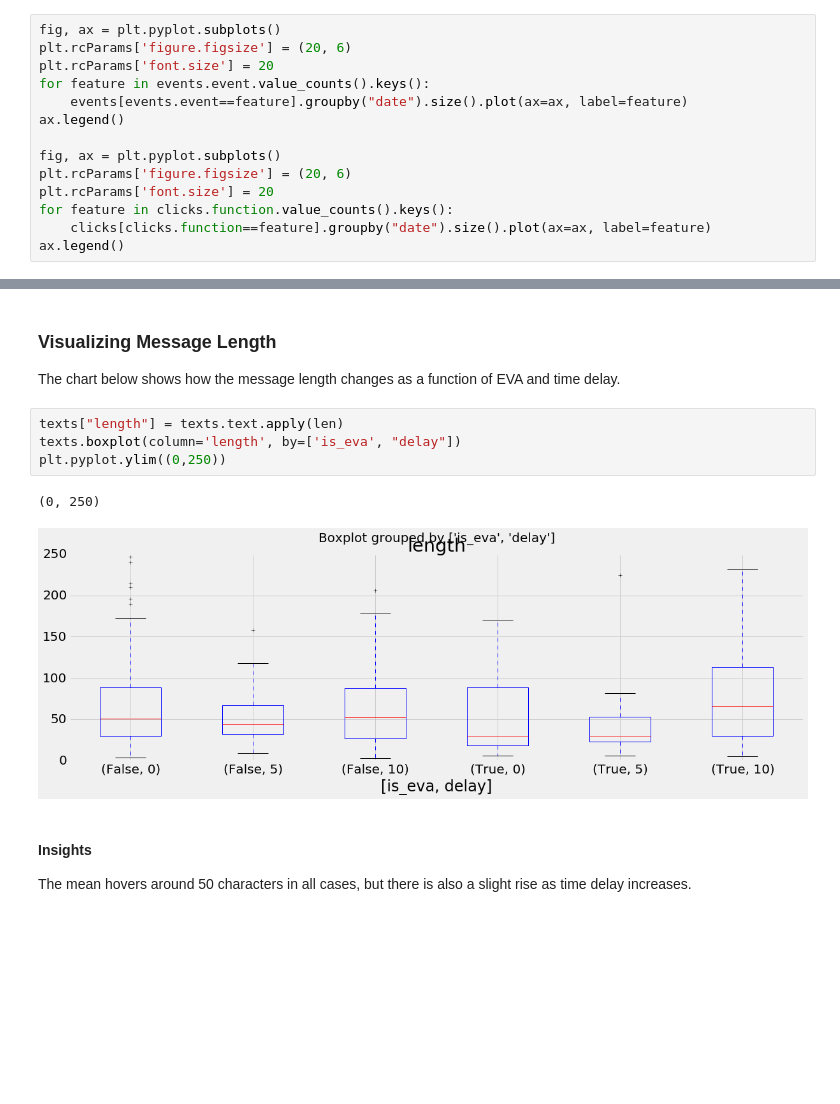
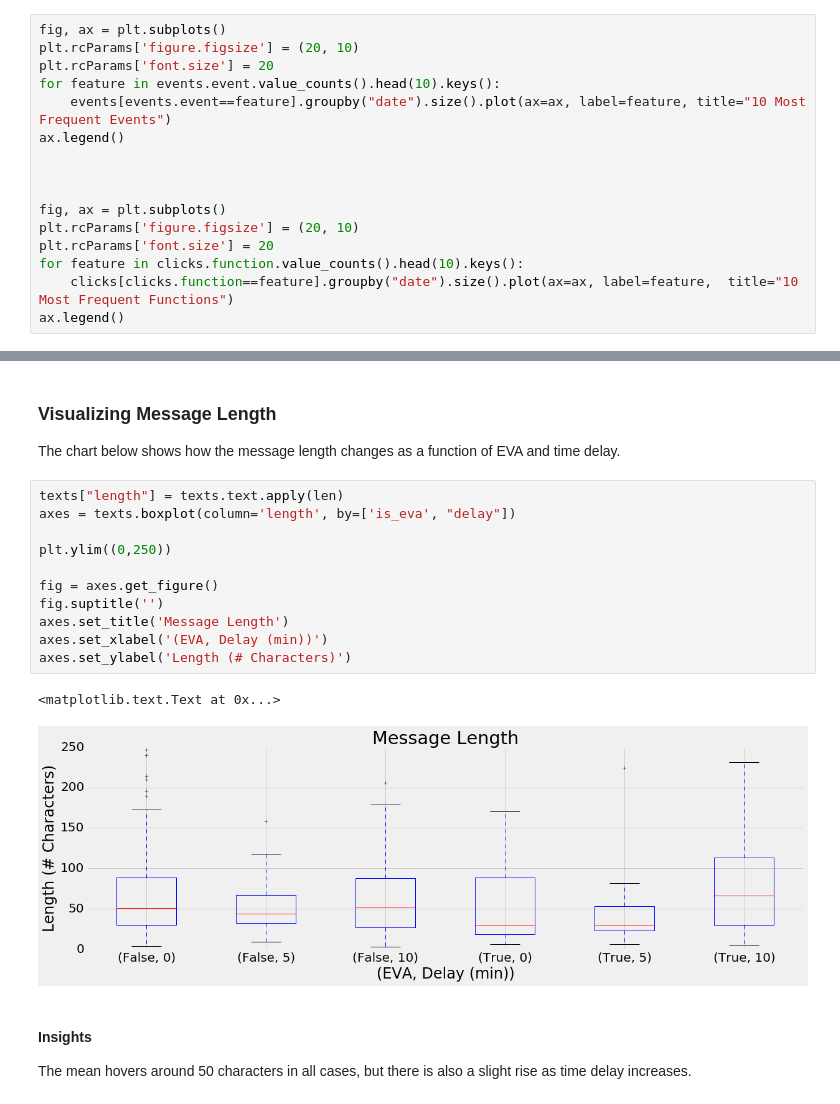
Before and after one commit to katylinn/GA-DataScience-Project, a Jupyter notebook: draftpaper.ipynb, the cells around one changed output, grey strips where cells are left out. Cells and saved outputs as stored; diff of their text form; blank space fills up the shorter version.

```diff
--- a/draftpaper.ipynb
+++ b/draftpaper.ipynb
@@ -197,16 +198,18 @@ The following plots shows the volume of different events across each day of the
 # %%
-fig, ax = plt.pyplot.subplots()
-plt.rcParams['figure.figsize'] = (20, 6)
+fig, ax = plt.subplots()
+plt.rcParams['figure.figsize'] = (20, 10)
 plt.rcParams['font.size'] = 20
-for feature in events.event.value_counts().keys():
-    events[events.event==feature].groupby("date").size().plot(ax=ax, label=feature)
+for feature in events.event.value_counts().head(10).keys():
+    events[events.event==feature].groupby("date").size().plot(ax=ax, label=feature, title="10 Most Frequent Events")
 ax.legend()
 
-fig, ax = plt.pyplot.subplots()
-plt.rcParams['figure.figsize'] = (20, 6)
+
+
+fig, ax = plt.subplots()
+plt.rcParams['figure.figsize'] = (20, 10)
 plt.rcParams['font.size'] = 20
-for feature in clicks.function.value_counts().keys():
-    clicks[clicks.function==feature].groupby("date").size().plot(ax=ax, label=feature)
+for feature in clicks.function.value_counts().head(10).keys():
+    clicks[clicks.function==feature].groupby("date").size().plot(ax=ax, label=feature,  title="10 Most Frequent Functions")
 ax.legend()
 # %% [output]
 <matplotlib.legend.Legend at 0x...>
@@ -354,11 +368,18 @@ texts.head()
 The chart below shows how the message length changes as a function of EVA and time delay.
 # %%
 texts["length"] = texts.text.apply(len)
-texts.boxplot(column='length', by=['is_eva', "delay"])
-plt.pyplot.ylim((0,250))
+axes = texts.boxplot(column='length', by=['is_eva', "delay"])
+
+plt.ylim((0,250))
+
+fig = axes.get_figure()
+fig.suptitle('')
+axes.set_title('Message Length')
+axes.set_xlabel('(EVA, Delay (min))')
+axes.set_ylabel('Length (# Characters)')
 # %% [output]
-(0, 250)
+<matplotlib.text.Text at 0x...>
-[figure, old version]
+[figure, new version]
 # %% [markdown]
 #### Insights
 The mean hovers around 50 characters in all cases, but there is also a slight rise as time delay increases.
```
Also changed, not shown: parts of 25 cells of this notebook.
